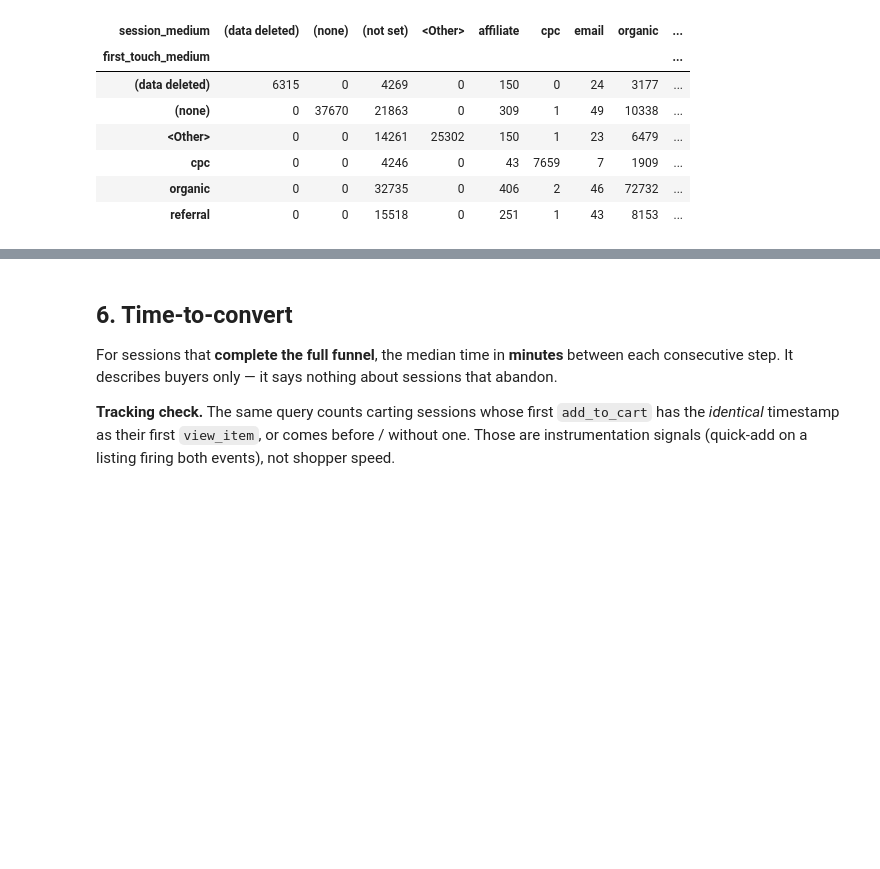
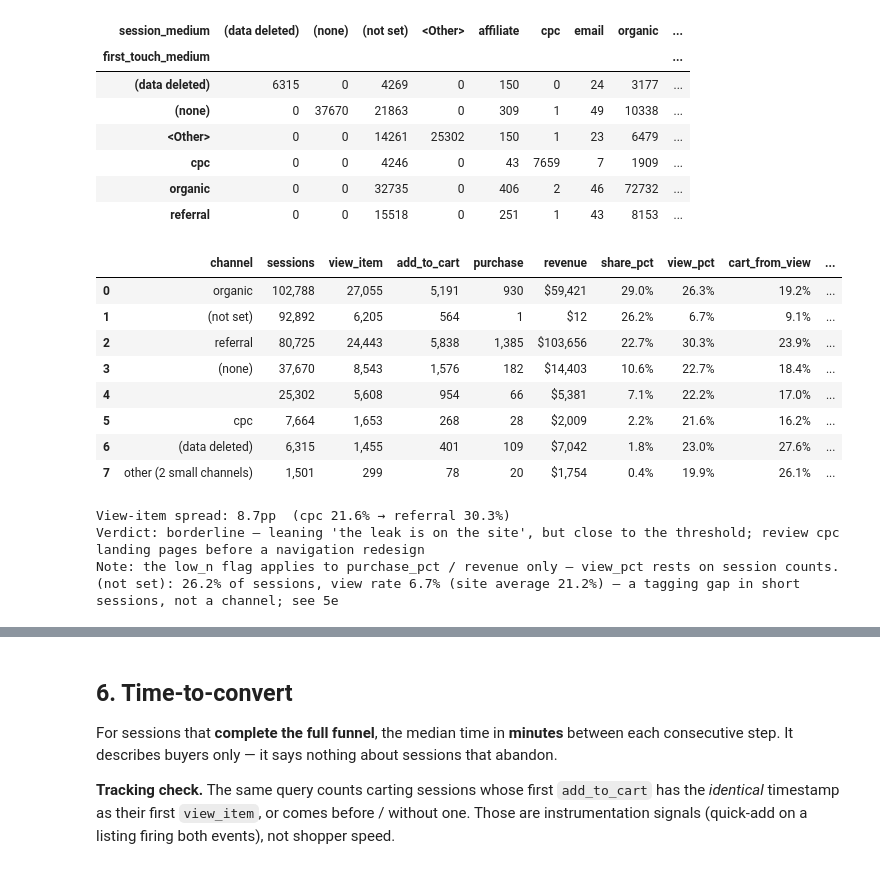
Before and after one commit to guiarpi/ga4-product-analytics, a Jupyter notebook: ga4_funnel_analysis.ipynb, the cells around one changed output, grey strips where cells are left out. Cells and saved outputs as stored; diff of their text form; code cells hidden in the pictures; blank space fills up the shorter version.

```diff
--- a/ga4_funnel_analysis.ipynb
+++ b/ga4_funnel_analysis.ipynb
@@ -204,7 +209,7 @@ Session-scoped funnel counts:
 # Human-readable step labels aligned with GA4 funnel stage names.
 step_labels = [
     "1. Session Start",
-    "2. View Item",
+    "2. View Products",
     "3. Add to Cart",
     "4. Begin Checkout",
     "5. Purchase",
@@ -606,38 +658,52 @@ display(channel_df.style.format({
     "view_item": "{:,.0f}", "add_to_cart": "{:,.0f}", "purchase": "{:,.0f}", "revenue": "${:,.0f}",
 }))
 
-site_view_rate = funnel_df.loc[funnel_df["step"] == "2. View Item", "overall_cvr"].iloc[0]
+site_view_rate = funnel_df.loc[funnel_df["step"] == "2. View Products", "overall_cvr"].iloc[0]
 plot_df = channel_df.sort_values("view_pct")
 fig_ch = go.Figure(go.Bar(
     y=plot_df["channel"], x=plot_df["view_pct"].round(1), orientation="h",
     text=[f"{v:.1f}%" for v in plot_df["view_pct"]], textposition="outside",
     marker_color=["#dc2626" if v < site_view_rate - 5 else "#4C78A8" for v in plot_df["view_pct"]],
 ))
 fig_ch.add_vline(x=site_view_rate, line_dash="dash", line_color="#6b7280",
                  annotation_text=f"site avg {site_view_rate:.1f}%", annotation_position="top")
 fig_ch.update_layout(title=f"Session → View Item Rate by Channel  ({channel_dim})",
                      height=max(300, 46 * len(plot_df) + 100), showlegend=False,
-                     xaxis_title="% of sessions reaching a product page")
+                     xaxis_title="% of sessions that saw a product")
 fig_ch.show()
 
 # Decision rule: spread across actionable channels (excludes the 'other' bucket and '(not set)').
 ranked = channel_df[~channel_df["channel"].str.startswith(("other (", "(not set)"))]
 spread = ranked["view_pct"].max() - ranked["view_pct"].min()
 best, worst = ranked.loc[ranked["view_pct"].idxmax()], ranked.loc[ranked["view_pct"].idxmin()]
 print(f"View-item spread: {spread:.1f}pp  ({worst['channel']} {worst['view_pct']:.1f}% → {best['channel']} {best['view_pct']:.1f}%)")
 # Within 3pp of the threshold the verdict is borderline, not settled.
 if spread >= 10:
     verdict = "traffic mix is a driver — check landing pages / targeting for the weakest channel"
 elif spread >= 7:
     verdict = (f"borderline — leaning 'the leak is on the site', but close to the threshold; "
                f"review {worst['channel']} landing pages before a navigation redesign")
 else:
     verdict = "uniform across channels — the leak is on the site (navigation / discovery)"
 print("Verdict:", verdict)
 print("Note: the low_n flag applies to purchase_pct / revenue only — view_pct rests on session counts.")
 
 # (not set) is excluded from the spread but is a large block — disclose it.
 ns = channel_df[channel_df["channel"] == "(not set)"]
 if len(ns):
     print(f"(not set): {ns['share_pct'].iloc[0]:.1f}% of sessions, view rate {ns['view_pct'].iloc[0]:.1f}% "
-          f"(site average {site_view_rate:.1f}%)")
+          f"(site average {site_view_rate:.1f}%) — a tagging gap in short sessions, not a channel; see 5e")
+# %% [output]
+|  | channel | sessions | view_item | add_to_cart | purchase | revenue | share_pct | view_pct | cart_from_view | ... |
+| 0 | organic | 102,788 | 27,055 | 5,191 | 930 | $59,421 | 29.0% | 26.3% | 19.2% | ... |
+| 1 | (not set) | 92,892 | 6,205 | 564 | 1 | $12 | 26.2% | 6.7% | 9.1% | ... |
+| 2 | referral | 80,725 | 24,443 | 5,838 | 1,385 | $103,656 | 22.7% | 30.3% | 23.9% | ... |
+| 3 | (none) | 37,670 | 8,543 | 1,576 | 182 | $14,403 | 10.6% | 22.7% | 18.4% | ... |
+| 4 |  | 25,302 | 5,608 | 954 | 66 | $5,381 | 7.1% | 22.2% | 17.0% | ... |
+| 5 | cpc | 7,664 | 1,653 | 268 | 28 | $2,009 | 2.2% | 21.6% | 16.2% | ... |
+| 6 | (data deleted) | 6,315 | 1,455 | 401 | 109 | $7,042 | 1.8% | 23.0% | 27.6% | ... |
+| 7 | other (2 small channels) | 1,501 | 299 | 78 | 20 | $1,754 | 0.4% | 19.9% | 26.1% | ... |
+View-item spread: 8.7pp  (cpc 21.6% → referral 30.3%)
+Verdict: borderline — leaning 'the leak is on the site', but close to the threshold; review cpc landing pages before a navigation redesign
+Note: the low_n flag applies to purchase_pct / revenue only — view_pct rests on session counts.
+(not set): 26.2% of sessions, view rate 6.7% (site average 21.2%) — a tagging gap in short sessions, not a channel; see 5e
```
Also changed, not shown: parts of 15 cells of this notebook, 1 other file.
